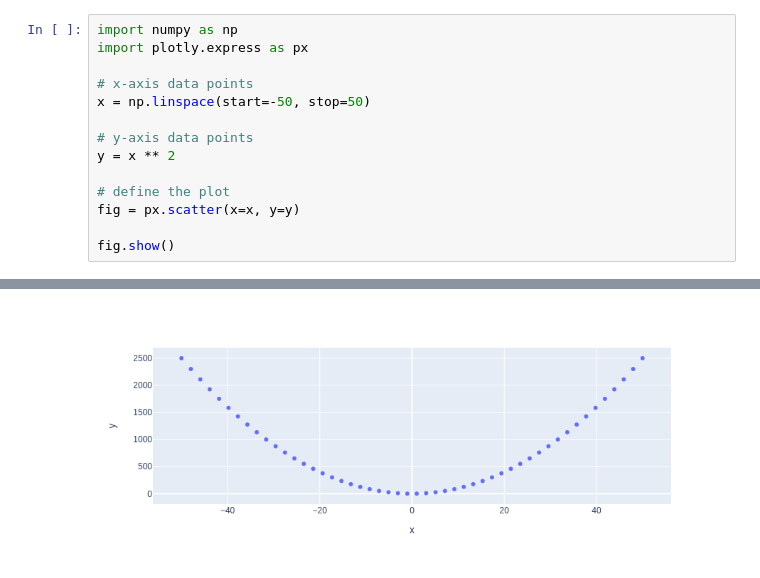
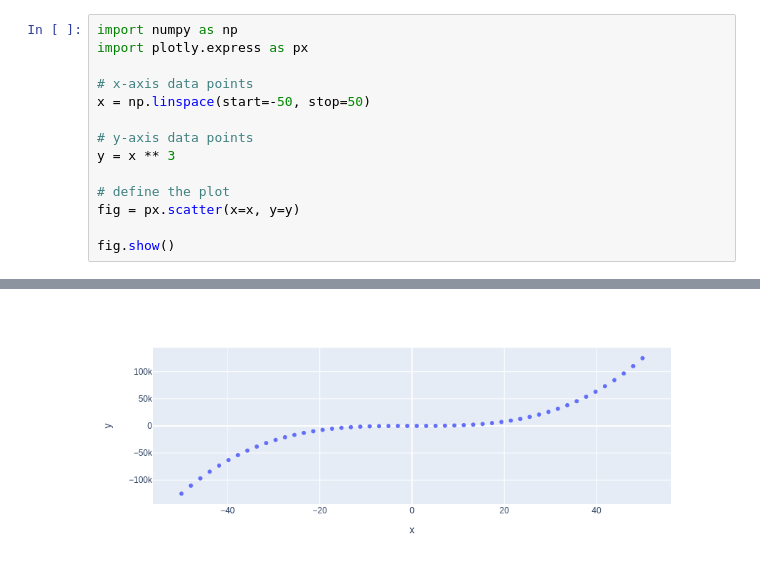
Before and after one commit to wojtekpalubski/my-notebooks-repo, a Jupyter notebook: experiment1.ipynb, the cells around one changed output, grey strips where cells are left out. Saved outputs shown, nothing was run; the diff lists cells and outputs as text.

```diff
--- a/experiment1.ipynb
+++ b/experiment1.ipynb
@@ -6,7 +6,7 @@ import plotly.express as px
 x = np.linspace(start=-50, stop=50)
 
 # y-axis data points
-y = x ** 2
+y = x ** 3
 
 # define the plot
 fig = px.scatter(x=x, y=y)
@@ -17 +16 @@ fig.show()
-[figure, old version]
+[figure, new version]
```
Also changed, not shown: parts of 1 cell of this notebook.
